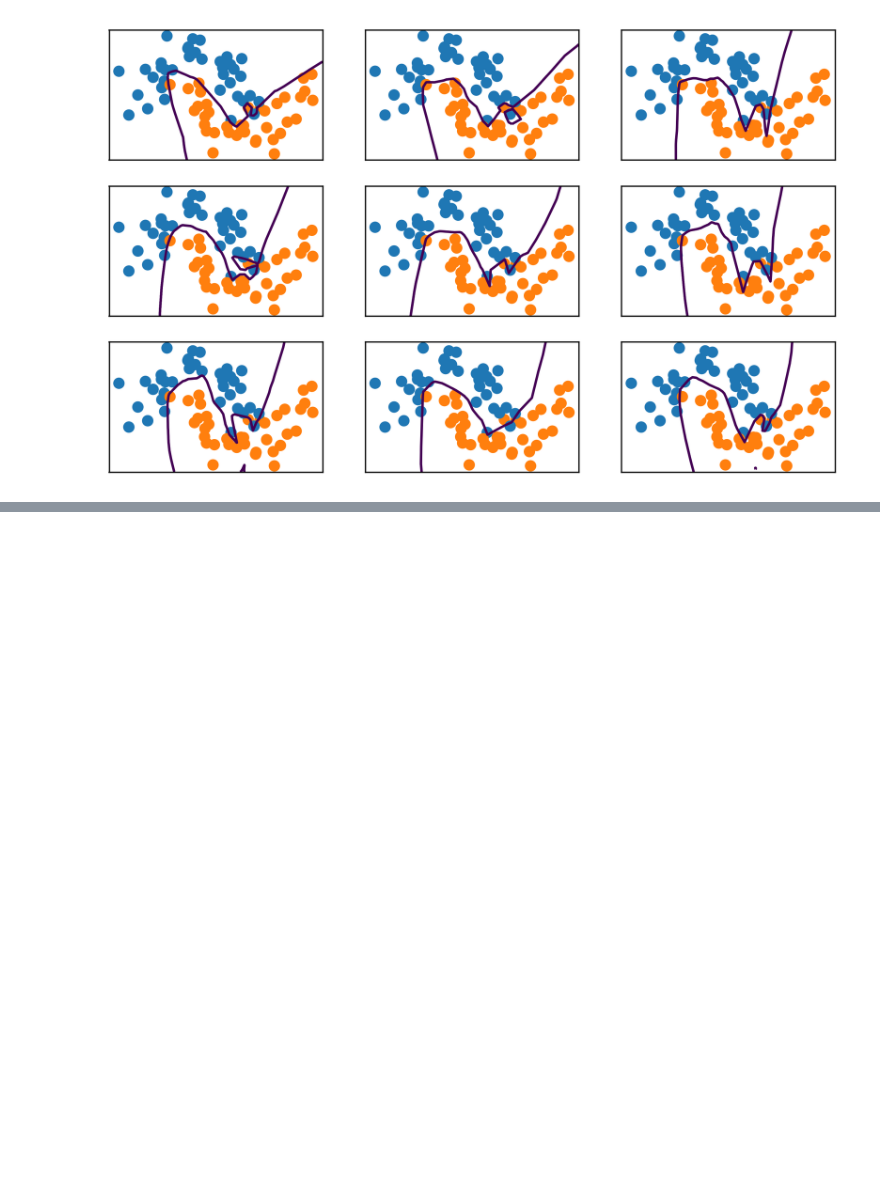
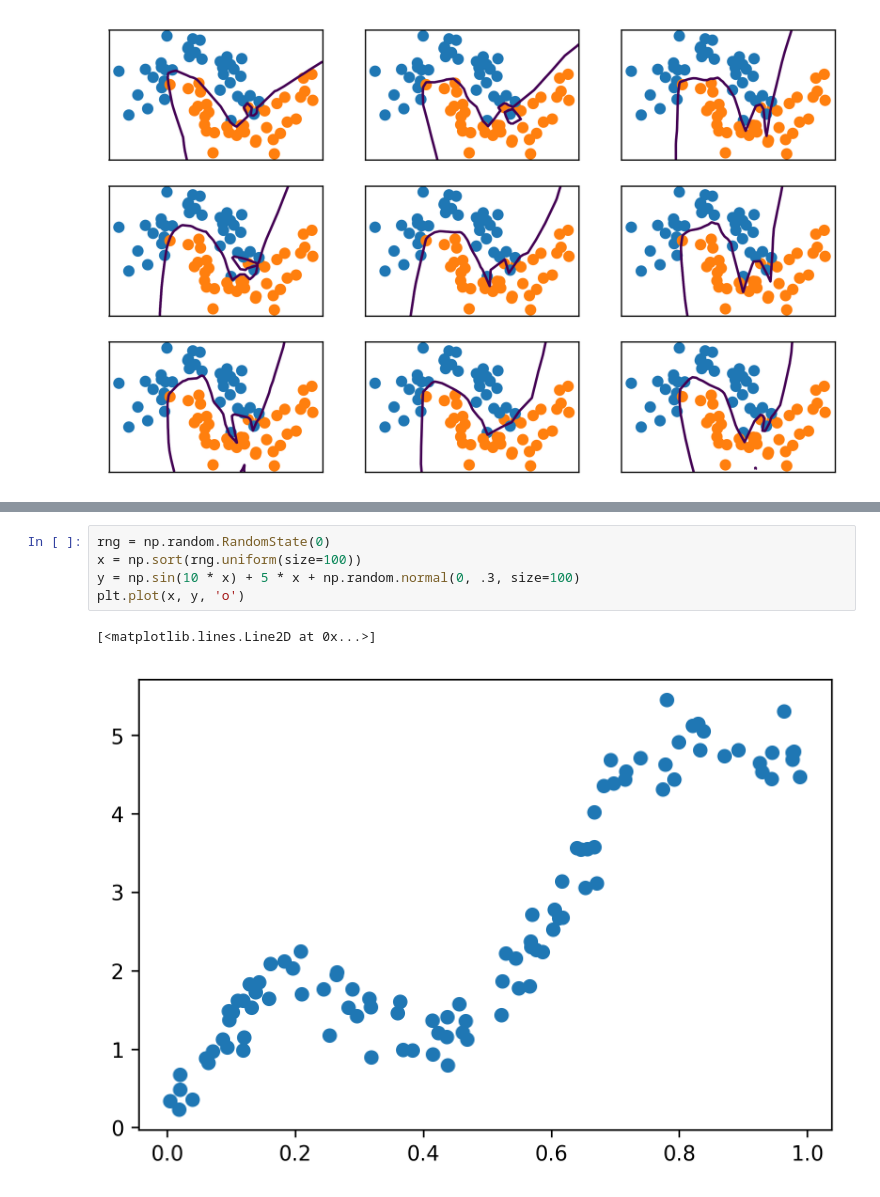
Before and after one commit to amueller/applied_ml_spring_2017, a Jupyter notebook: slides/aml-22.ipynb, the cells around one changed output, grey strips where cells are left out. Cells and saved outputs as stored; diff of their text form; blank space fills up the shorter version.

```diff
--- a/slides/aml-22.ipynb
+++ b/slides/aml-22.ipynb
@@ -79,0 +114,8 @@ for ax, i in zip(axes.ravel(), range(10)):
+# %%
+rng = np.random.RandomState(0)
+x = np.sort(rng.uniform(size=100))
+y = np.sin(10 * x) + 5 * x + np.random.normal(0, .3, size=100)
+plt.plot(x, y, 'o')
+# %% [output]
+[<matplotlib.lines.Line2D at 0x...>]
+[figure, added]
```
Also changed, not shown: parts of 37 cells of this notebook, 1 other file.
